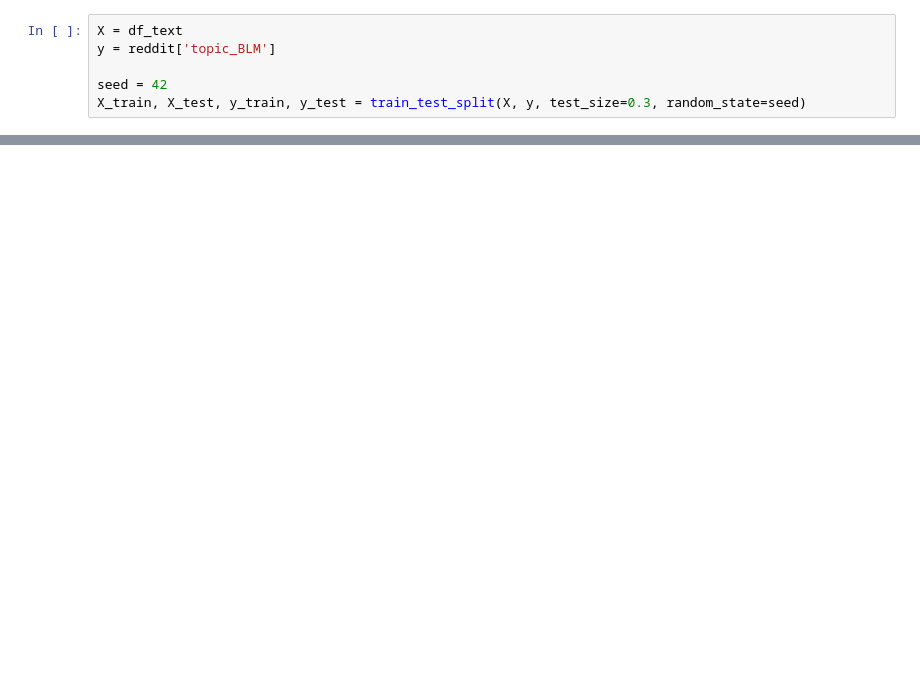
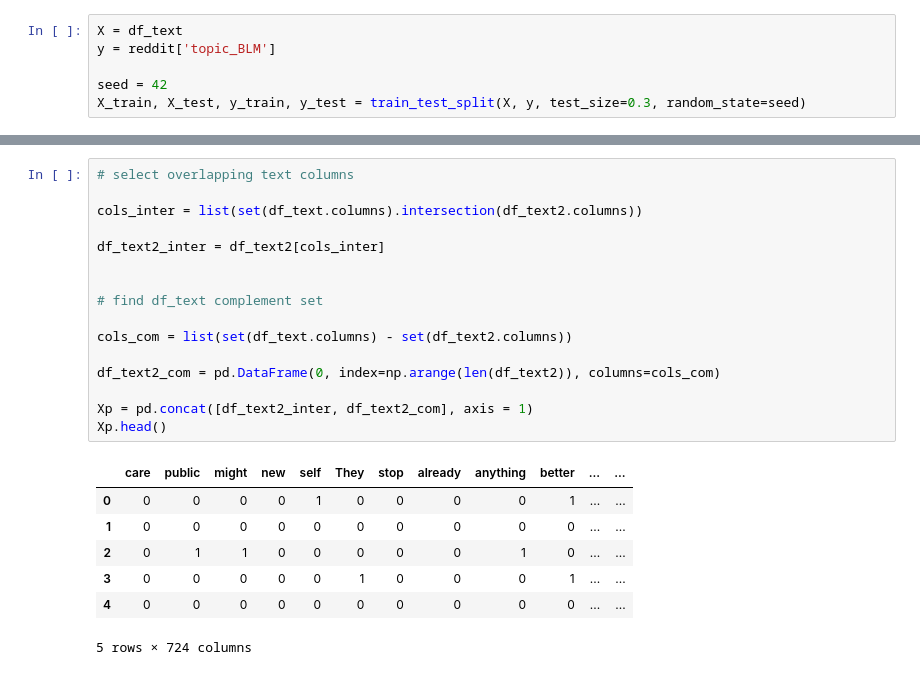
Before and after one commit to robinlli/Police_Shooting_Reddit, a Jupyter notebook: Machine Learning.ipynb, the cells around one changed output, grey strips where cells are left out. Saved outputs shown, nothing was run; the diff lists cells and outputs as text; blank space fills up the shorter version.

```diff
--- a/Machine Learning.ipynb
+++ b/Machine Learning.ipynb
@@ -477,0 +562,24 @@ X_train, X_test, y_train, y_test = train_test_split(X, y, test_size=0.3, random_
+# %%
+# select overlapping text columns
+
+cols_inter = list(set(df_text.columns).intersection(df_text2.columns))
+
+df_text2_inter = df_text2[cols_inter]
+
+
+# find df_text complement set
+
+cols_com = list(set(df_text.columns) - set(df_text2.columns))
+
+df_text2_com = pd.DataFrame(0, index=np.arange(len(df_text2)), columns=cols_com)
+
+Xp = pd.concat([df_text2_inter, df_text2_com], axis = 1)
+Xp.head()
+# %% [output]
+|  | care | public | might | new | self | They | stop | already | anything | better | ... | ... |
+| 0 | 0 | 0 | 0 | 0 | 1 | 0 | 0 | 0 | 0 | 1 | ... | ... |
+| 1 | 0 | 0 | 0 | 0 | 0 | 0 | 0 | 0 | 0 | 0 | ... | ... |
+| 2 | 0 | 1 | 1 | 0 | 0 | 0 | 0 | 0 | 1 | 0 | ... | ... |
+| 3 | 0 | 0 | 0 | 0 | 0 | 1 | 0 | 0 | 0 | 1 | ... | ... |
+| 4 | 0 | 0 | 0 | 0 | 0 | 0 | 0 | 0 | 0 | 0 | ... | ... |
+5 rows × 724 columns
```
Also changed, not shown: parts of 13 cells of this notebook, 2 other files.
